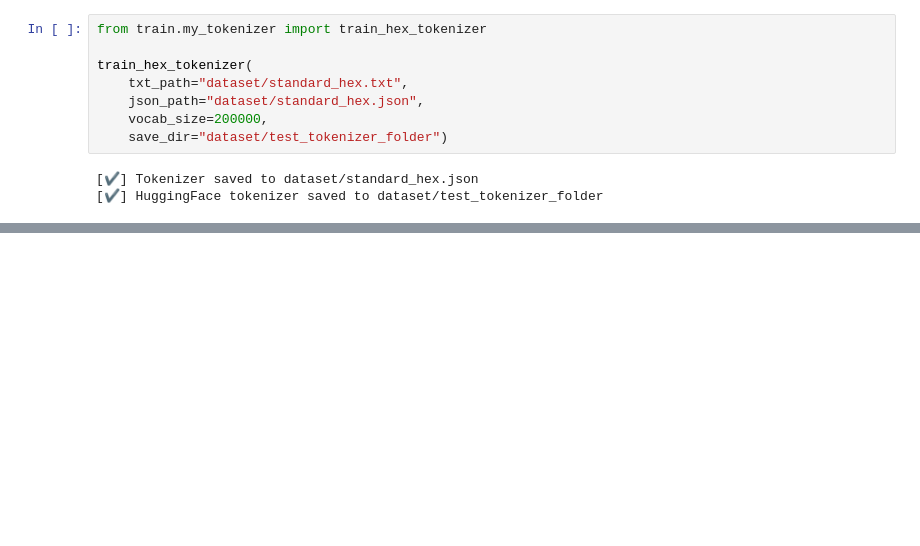
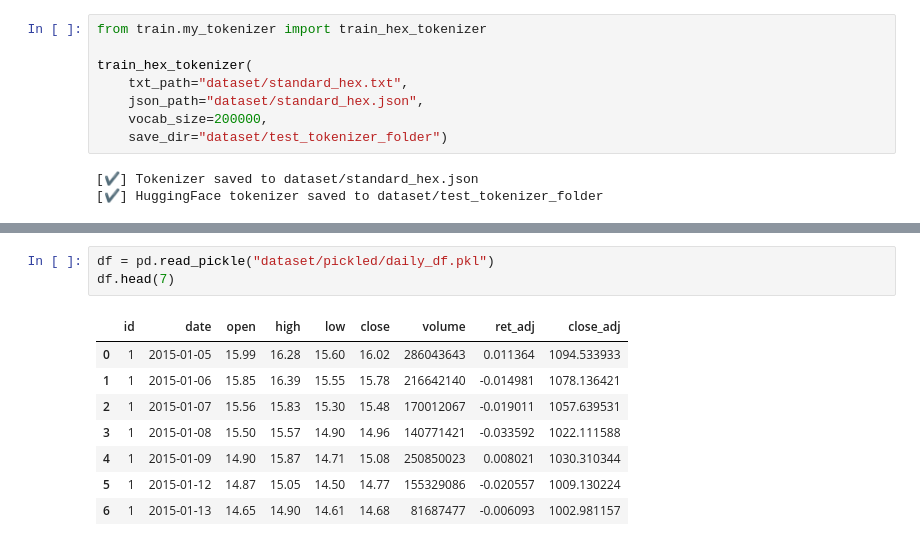
Before and after one commit to mythezone/fin_bert, a Jupyter notebook: train/train_tokenizer_i.ipynb, the cells around one changed output, grey strips where cells are left out. Saved outputs shown, nothing was run; the diff lists cells and outputs as text; blank space fills up the shorter version.

Commit message:
Add data analysis cells to train_tokenizer notebook for daily percentage and daily data

```diff
--- a/train/train_tokenizer_i.ipynb
+++ b/train/train_tokenizer_i.ipynb
@@ -39,0 +54,12 @@ train_hex_tokenizer(
+# %%
+df = pd.read_pickle("dataset/pickled/daily_df.pkl")
+df.head(7)
+# %% [output]
+|  | id | date | open | high | low | close | volume | ret_adj | close_adj |
+| 0 | 1 | 2015-01-05 | 15.99 | 16.28 | 15.60 | 16.02 | 286043643 | 0.011364 | 1094.533933 |
+| 1 | 1 | 2015-01-06 | 15.85 | 16.39 | 15.55 | 15.78 | 216642140 | -0.014981 | 1078.136421 |
+| 2 | 1 | 2015-01-07 | 15.56 | 15.83 | 15.30 | 15.48 | 170012067 | -0.019011 | 1057.639531 |
+| 3 | 1 | 2015-01-08 | 15.50 | 15.57 | 14.90 | 14.96 | 140771421 | -0.033592 | 1022.111588 |
+| 4 | 1 | 2015-01-09 | 14.90 | 15.87 | 14.71 | 15.08 | 250850023 | 0.008021 | 1030.310344 |
+| 5 | 1 | 2015-01-12 | 14.87 | 15.05 | 14.50 | 14.77 | 155329086 | -0.020557 | 1009.130224 |
+| 6 | 1 | 2015-01-13 | 14.65 | 14.90 | 14.61 | 14.68 | 81687477 | -0.006093 | 1002.981157 |
```
Also changed, not shown: parts of 3 cells of this notebook, 1 other file.
